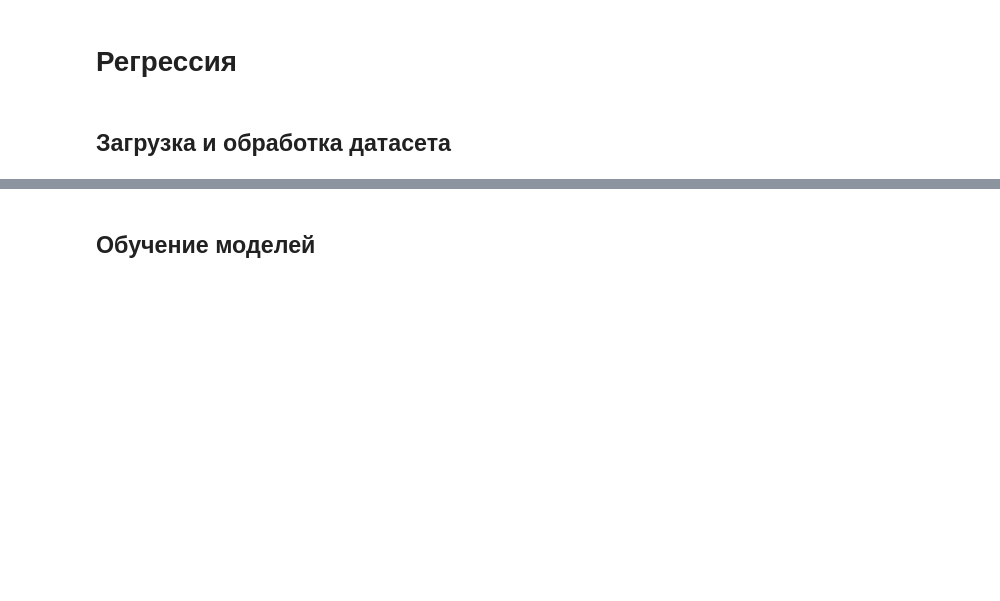
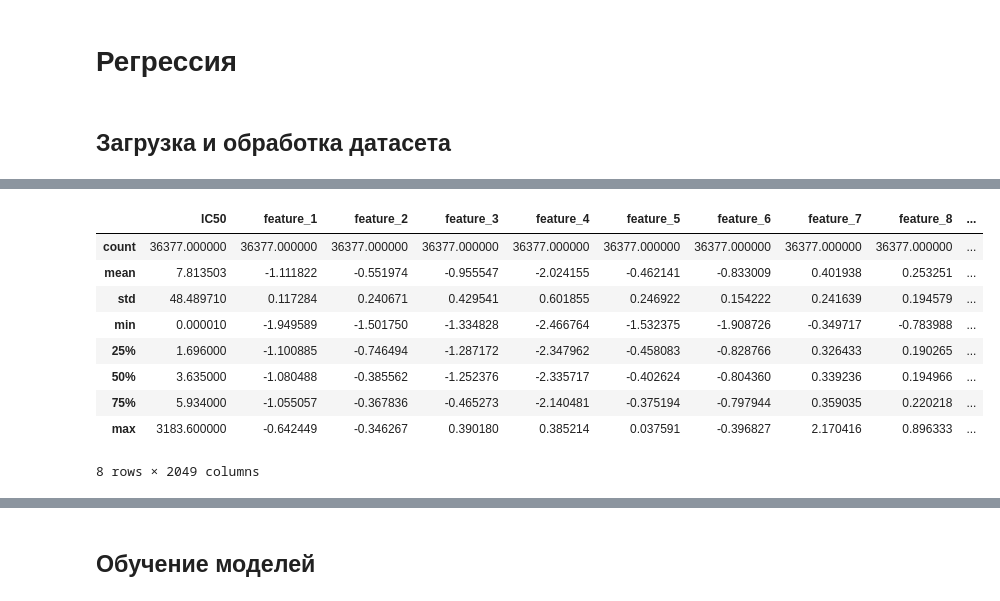
Before and after one commit to Maximrez/Chemical-Prediction, a Jupyter notebook: chem_gpt_usage.ipynb, the cells around one changed output, grey strips where cells are left out. Cells and saved outputs as stored; diff of their text form; code cells hidden in the pictures; blank space fills up the shorter version.

```diff
--- a/chem_gpt_usage.ipynb
+++ b/chem_gpt_usage.ipynb
@@ -135,4 +138,17 @@ df.head()
 | 3 | CHEMBL1956715 | 0.000032 | CC(=O)N[C@H]([C@H](C1)N)[C@@H](C=... | -1.311120 | -0.668723 | -0.528672 | -0.934477 | -0.818402 | -1.051374 | ... |
 | 4 | CHEMBL4444029 | 0.000041 | O=C(O)c1c(O)c(=O)cc([nH]1)-c(c2C)... | -1.397133 | -0.951692 | -0.617460 | -0.702339 | -0.849676 | -1.297619 | ... |
 5 rows × 2051 columns
+# %%
+df.describe()
+# %% [output]
+|  | IC50 | feature_1 | feature_2 | feature_3 | feature_4 | feature_5 | feature_6 | feature_7 | feature_8 | ... |
+| count | 36377.000000 | 36377.000000 | 36377.000000 | 36377.000000 | 36377.000000 | 36377.000000 | 36377.000000 | 36377.000000 | 36377.000000 | ... |
+| mean | 7.813503 | -1.111822 | -0.551974 | -0.955547 | -2.024155 | -0.462141 | -0.833009 | 0.401938 | 0.253251 | ... |
+| std | 48.489710 | 0.117284 | 0.240671 | 0.429541 | 0.601855 | 0.246922 | 0.154222 | 0.241639 | 0.194579 | ... |
+| min | 0.000010 | -1.949589 | -1.501750 | -1.334828 | -2.466764 | -1.532375 | -1.908726 | -0.349717 | -0.783988 | ... |
+| 25% | 1.696000 | -1.100885 | -0.746494 | -1.287172 | -2.347962 | -0.458083 | -0.828766 | 0.326433 | 0.190265 | ... |
+| 50% | 3.635000 | -1.080488 | -0.385562 | -1.252376 | -2.335717 | -0.402624 | -0.804360 | 0.339236 | 0.194966 | ... |
+| 75% | 5.934000 | -1.055057 | -0.367836 | -0.465273 | -2.140481 | -0.375194 | -0.797944 | 0.359035 | 0.220218 | ... |
+| max | 3183.600000 | -0.642449 | -0.346267 | 0.390180 | 0.385214 | 0.037591 | -0.396827 | 2.170416 | 0.896333 | ... |
+8 rows × 2049 columns
 # %%
```
Also changed, not shown: parts of 25 cells of this notebook.
